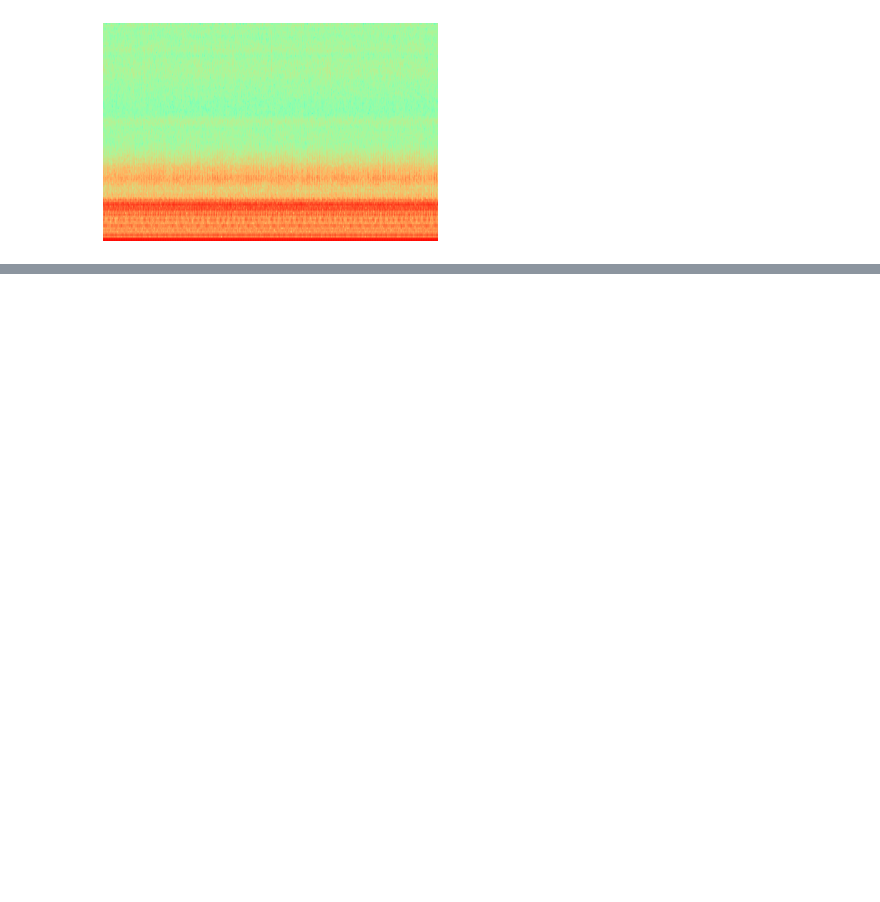
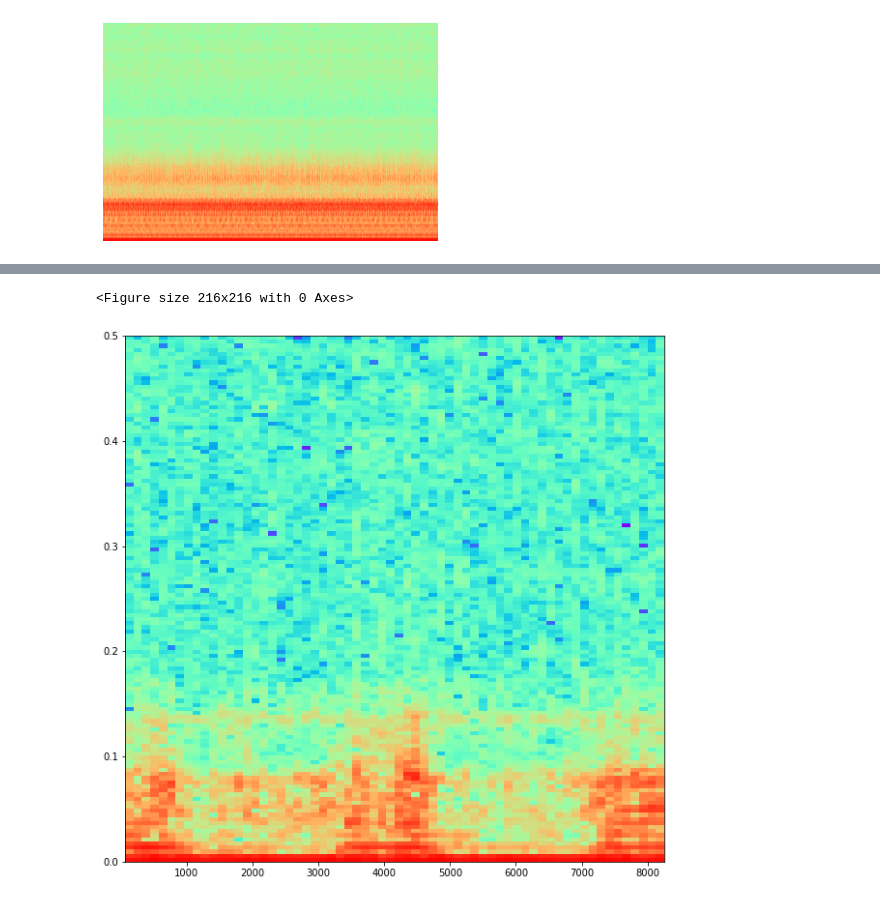
Before and after one commit to choprahetarth/gearbox-fault-prediction, a Jupyter notebook: Gearbox_Prediction.ipynb, the cells around one changed output, grey strips where cells are left out. Drawn from its saved outputs; the diff is of its cells as text; code cells hidden in the pictures; blank space fills up the shorter version.

```diff
--- a/Gearbox_Prediction.ipynb
+++ b/Gearbox_Prediction.ipynb
@@ -309,10 +324,12 @@ import matplotlib.pyplot as plt
 from pylab import rcParams
 from tqdm.notebook import tqdm
 import cv2
-rcParams['figure.figsize'] = 50, 30
+import scaleogram as scg
+import pywt
+rcParams['figure.figsize'] = 3, 3
 # %%
 BASELINE = "/content/drive/MyDrive/Colab Notebooks/GearboxProject/pre_labelled/Spur Gearbox"
-SPURS = ['spur 1', 'spur 2', 'spur 3', 'spur 3', 'spur 4','spur 5', 'spur 6', 'spur 7','spur 8']
+SPURS = ['spur 1', 'spur 2', 'spur 3', 'spur 4','spur 5', 'spur 6', 'spur 7','spur 8']
 # SPURS = ['spur 4','spur 5', 'spur 6', 'spur 7','spur 8']
 # %%
 for i in tqdm(SPURS):
@@ -328,6 +345,7 @@ for i in tqdm(SPURS):
     plt.specgram(accel_normal, Fs=1, cmap="rainbow")
     plt.axis('off')
     plt.savefig('images/'+j+'_plot.png', dpi=300, bbox_inches='tight')
+    plt.clf()
 # %% [output]
 [figure]
 # %%
@@ -344,3 +378,38 @@ spur_1
+# %%
+number_of_images = np.floor(spur_1.shape[0]/8333)
+
+for i in tqdm(SPURS):
+  PATH = BASELINE+"/"+i
+  os.chdir(PATH)
+  file_names = os.listdir()
+  file_names.remove('images')
+  if not os.path.exists('sub_images'):
+    os.makedirs('sub_images')
+  for j in tqdm(file_names):
+    data = pd.read_csv(j,delim_whitespace=True, engine='python',header = None)
+    for k in tqdm(range(1,int(number_of_images+1))):
+      start = (k-1)*8333
+      end = k*8333
+      accel_normal = data.iloc[start:end,[0]]
+      accel_normal = accel_normal.to_numpy().flatten()
+      plt.specgram(accel_normal, Fs=1, cmap="rainbow")
+      plt.axis('off')
+      plt.savefig('sub_images/'+j+"__"+str(k)+'_plot.png', dpi=300, bbox_inches='tight')
+      plt.clf()
+# %% [output]
+<Figure size 216x216 with 0 Axes>
+# %%
+ number_of_images = np.floor(spur_1.shape[0]/8333)
+for i in range(1,int(number_of_images+1)):
+  start = (i-1)*8333
+  end = i*8333
+  accel_normal = spur_1.iloc[start:end,[0]]
+  accel_normal = accel_normal.to_numpy().flatten()
+  plt.specgram(accel_normal, Fs=1, cmap="rainbow")
+plt.show()
+# spur_1.iloc[0:10000,[0]]
+# %% [output]
+[figure, added]
 # %%
 accel_normal = spur_1.iloc[:,[0]]
 tacho = spur_1.iloc[:,[2]]
```
Also changed, not shown: parts of 62 cells of this notebook.
